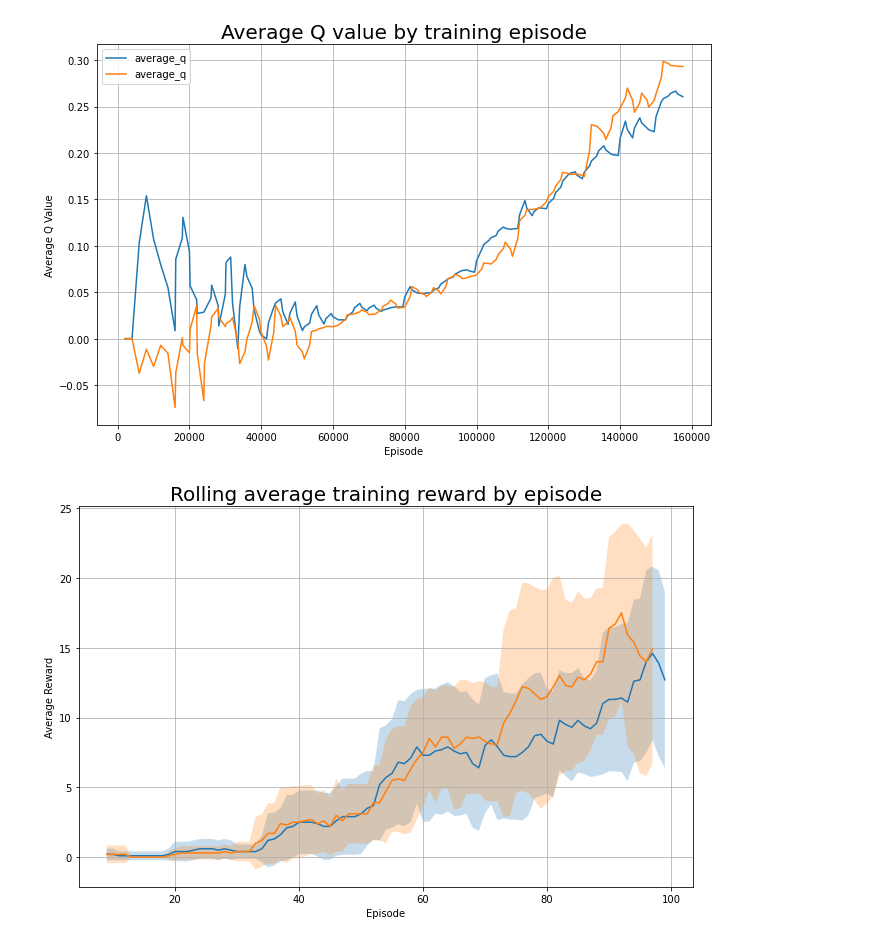
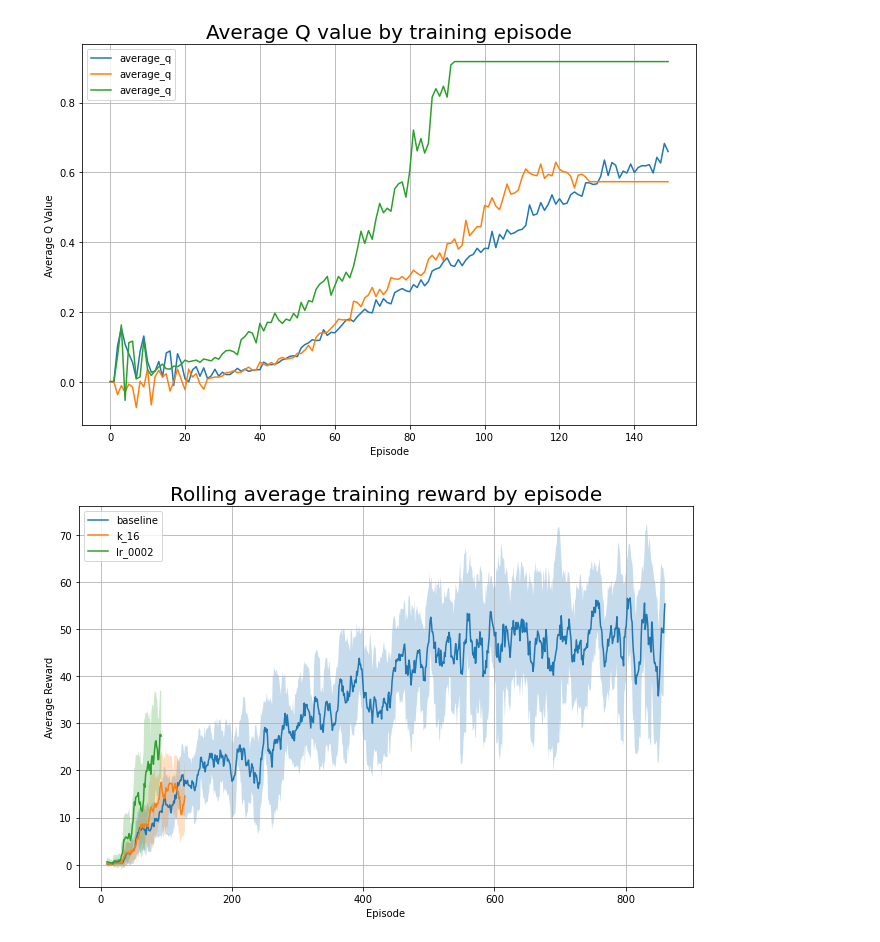
Before and after one commit to NiftyNico/DiamondsInTheRough, a Jupyter notebook: log_parser/20201201_sm_multiexperiments.ipynb, the cells around one changed output. Saved outputs shown, nothing was run; the diff lists cells and outputs as text; code cells hidden in the pictures.

Commit message:
got working multi experiment for train and eval data

```diff
--- a/log_parser/20201201_sm_multiexperiments.ipynb
+++ b/log_parser/20201201_sm_multiexperiments.ipynb
@@ -5,12 +5,13 @@ import matplotlib.pyplot as plt
 # %%
 experiments = {
     'baseline': '/home/shane/minerl/pdddqn/result/85a45807b34265153c1859459809b9d49691a674-2f630116-1ee07c14/',
-    'k_16': '/home/shane/minerl/pdddqn/result/85a45807b34265153c1859459809b9d49691a674-653f3a8f-ea8043ef/'
+    'k_16': '/home/shane/minerl/pdddqn/result/85a45807b34265153c1859459809b9d49691a674-653f3a8f-ea8043ef/',
+    'lr_0002': '/home/shane/minerl/pdddqn/lr-0.0002/85a45807b34265153c1859459809b9d49691a674-653f3a8f-d16ce028/'
 }
 # %%
 rx_dict = {
     'statistics': re.compile(r"statistics:(?P<statistics>.*)\n"),
-    'result': re.compile(r"outdir:result/.* (?P<result>step:(\d+) episode:(\d+) R:(.*))\n")
+    'result': re.compile(r"outdir:.* (?P<result>step:(\d+) episode:(\d+) R:(.*))\n")
 }
 def _parse_line(line):
     for key, rx in rx_dict.items():
@@ -50,12 +51,6 @@ for name, path in experiments.items():
         train_rewards = pd.concat([train_rewards, df['R'].rename(name)], axis=1)
 # %%
 fig, ax = plt.subplots(figsize=(11,7))
-
-# print(training_dfs[0].average_q[:10])
-# print(training_dfs[1].average_q[:10])
-
-# for df in training_dfs:
-#     ax.plot(df.episode[:150], df.average_q[:150])
 
 train_q_values[:150].interpolate().plot(ax=ax)
 
@@ -64,23 +59,22 @@ ax.set_xlabel('Episode')
 ax.set_ylabel('Average Q Value')
 ax.grid()
 # %% [output]
-[figure, old version]
+[figure, new version]
 # %%
-# maybe make this a dynamic window based on the size?
 window = 10
 
 fig, ax = plt.subplots(figsize=(11,7))
 
-for df in training_dfs:
-    mean = df['R'].rolling(window).mean()
-    sigma = df['R'].rolling(window).std()
-    ax.plot(df.episode[:100], mean[:100], label='Average reward')
-    ax.fill_between(df.episode[:100], mean[:100]+sigma[:100], mean[:100]-sigma[:100], alpha=0.25)
+for name, series in train_rewards.iteritems():
+    mean = series.rolling(window).mean()
+    sigma = series.rolling(window).std()
+    ax.plot(mean, label=name)
+    ax.fill_between(series.index.tolist(), mean+sigma, mean-sigma, alpha=0.25)
 
 ax.set_title("Rolling average training reward by episode", fontsize=20)
-#ax.legend(loc='upper left')
+ax.legend(loc='upper left')
 ax.set_xlabel('Episode')
 ax.set_ylabel('Average Reward')
 ax.grid()
 # %% [output]
-[figure, old version]
+[figure, new version]
```
Also changed, not shown: parts of 9 cells of this notebook.
